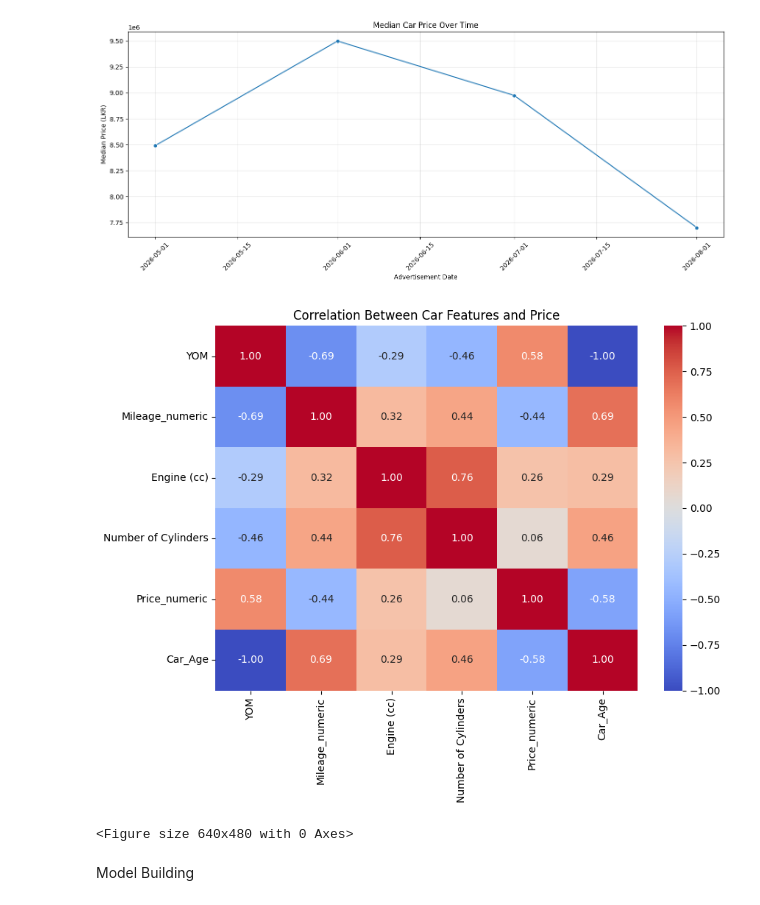
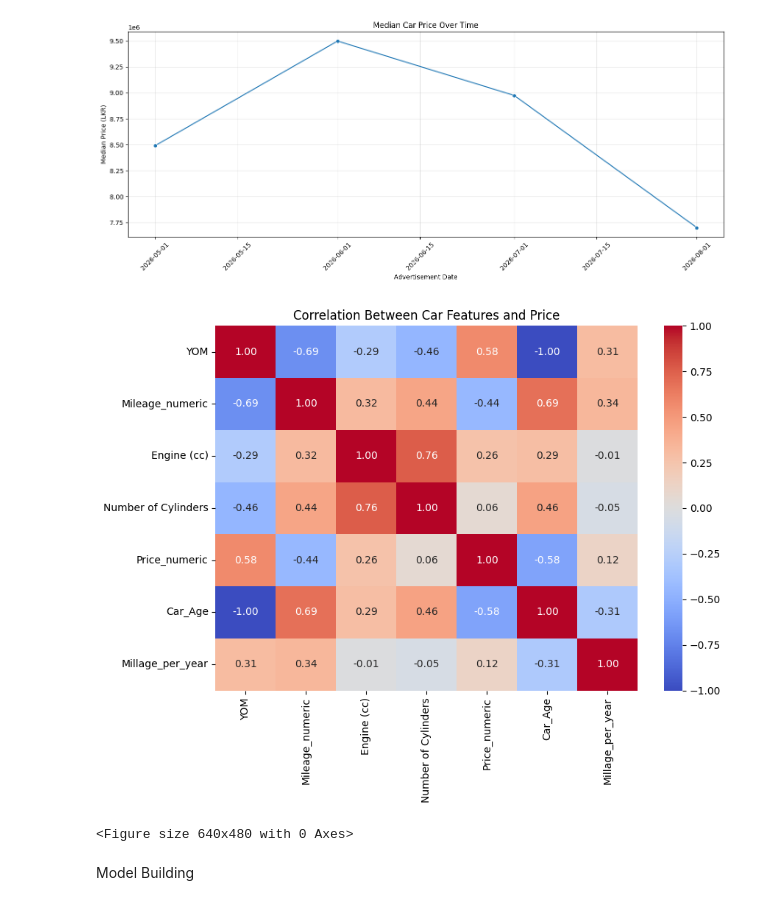
Before and after one commit to savindu777/Sri-Lanka-Car-Market-Anlaysis-2026, a Jupyter notebook: Main.ipynb, the cells around one changed output. Drawn from its saved outputs; the diff is of its cells as text; code cells hidden in the pictures.

Commit message:
generate plots

```diff
--- a/Main.ipynb
+++ b/Main.ipynb
@@ -102,6 +102,7 @@ Fearture Engineering
 # %%
 CURRENT_YEAR = 2026
 df["Car_Age"] = CURRENT_YEAR - df["YOM"]
+df['Millage_per_year'] = df['Mileage_numeric']/df['Car_Age']
 # %%
 df.head()
 # %% [output]
@@ -534,32 +535,34 @@ plt.show()
 # %%
 numeric_cols = [
     'YOM',
     'Mileage_numeric',
     'Engine (cc)',
     'Number of Cylinders',
     'Price_numeric',
-    'Car_Age'
+    'Car_Age',
+    'Millage_per_year'
+
 
 ]
 
 corr = df[numeric_cols].corr()
 
 plt.figure(figsize=(9, 7))
 
 sns.heatmap(
     corr,
     annot=True,
     fmt='.2f',
     cmap='coolwarm',
     center=0
 )
 
 plt.title('Correlation Between Car Features and Price')
 plt.tight_layout()
 plt.figure('fig/Correlation Between Car Features and Price')
 plt.show()
 # %% [output]
-[figure, old version]
+[figure, new version]
 <Figure size 640x480 with 0 Axes>
 # %% [markdown]
 Model Building
```
Also changed, not shown: parts of 10 cells of this notebook, 7 other files.
